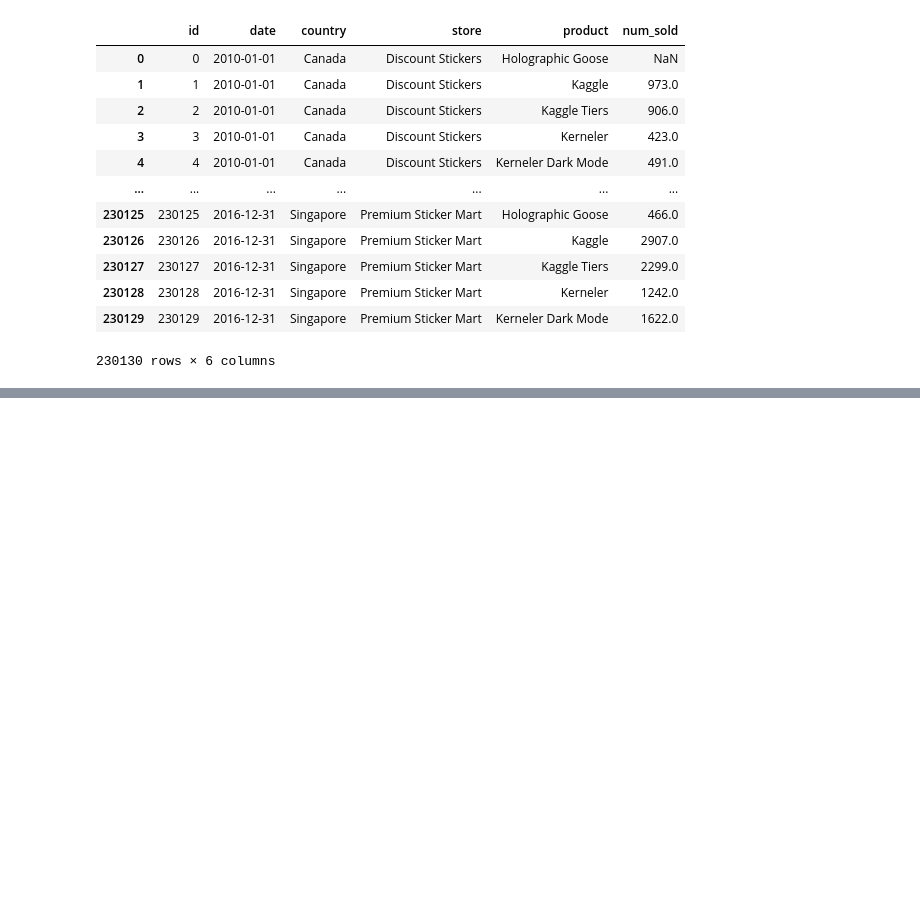
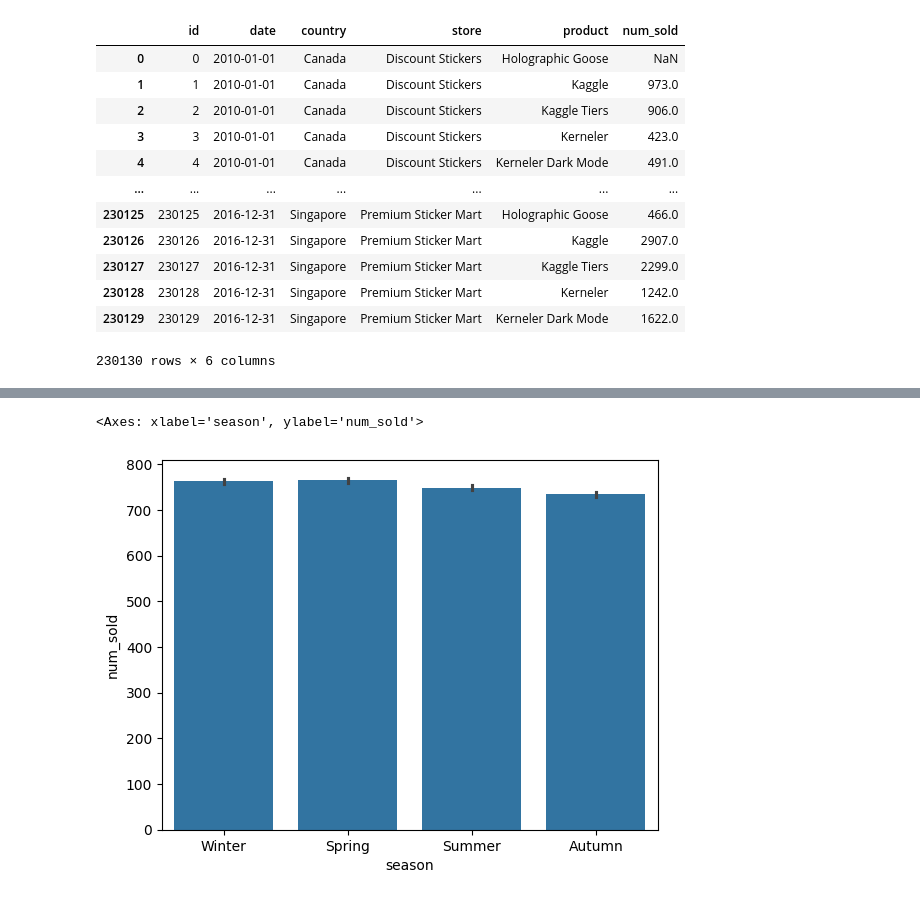
Before and after one commit to rjvillen/Forecasting-Kaggle-Sticker-Sales, a Jupyter notebook: Basic-EDA.ipynb, the cells around one changed output, grey strips where cells are left out. Saved outputs shown, nothing was run; the diff lists cells and outputs as text; code cells hidden in the pictures; blank space fills up the shorter version.

```diff
--- a/Basic-EDA.ipynb
+++ b/Basic-EDA.ipynb
@@ -57,0 +135,13 @@ from sklearn.impute import SimpleImputer
+# %%
+# crear características: mes y estación
+season_map = {
+    1: "Winter",
+    2: "Spring",
+    3: "Summer",
+    4: "Autumn"
+}
+
+df["month"] = df["date"].dt.month
+df["season"] = (df["month"]%12 + 3)//3
+df["season"] = df["season"].map(season_map)
+df
@@ -57,0 +162,5 @@ from sklearn.impute import SimpleImputer
+# %%
+sns.barplot(df, x="season", y="num_sold")
+# %% [output]
+<Axes: xlabel='season', ylabel='num_sold'>
+[figure, added]
```
Also changed, not shown: parts of 19 cells of this notebook.
